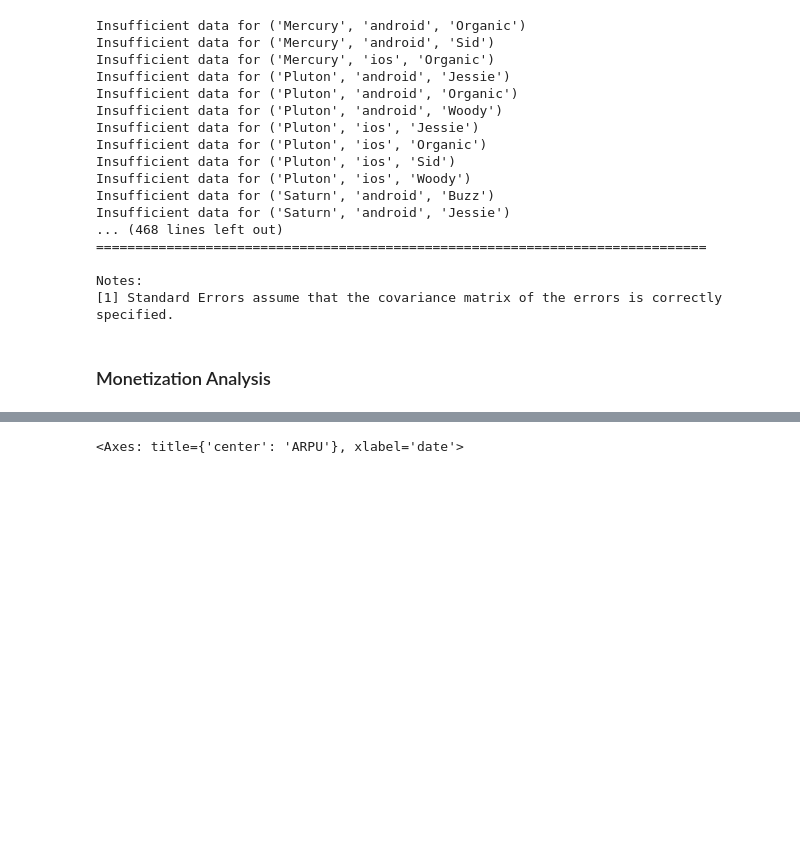
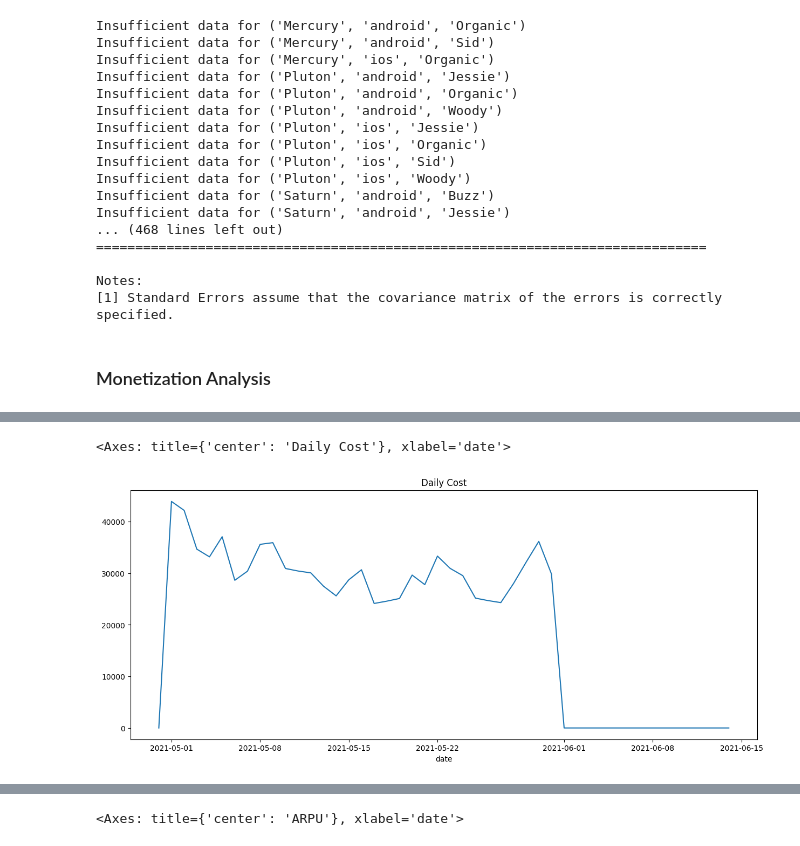
Before and after one commit to ybektas20/dream_case, a Jupyter notebook: eda.ipynb, the cells around one changed output, grey strips where cells are left out. Cells and saved outputs as stored; diff of their text form; code cells hidden in the pictures; blank space fills up the shorter version.

```diff
--- a/eda.ipynb
+++ b/eda.ipynb
@@ -732,0 +796,5 @@ Notes:
+# %%
+revenue_cost.groupby(revenue_cost.index)['daily_cost'].sum().plot(title='Daily Cost', figsize=(15,6))
+# %% [output]
+<Axes: title={'center': 'Daily Cost'}, xlabel='date'>
+[figure, added]
```
Also changed, not shown: parts of 12 cells of this notebook.
